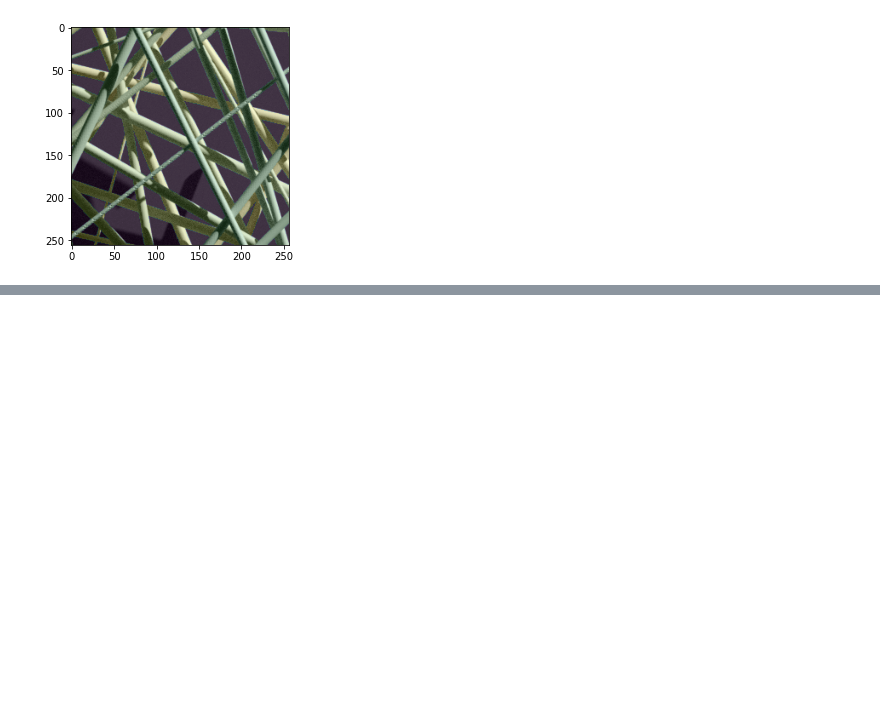
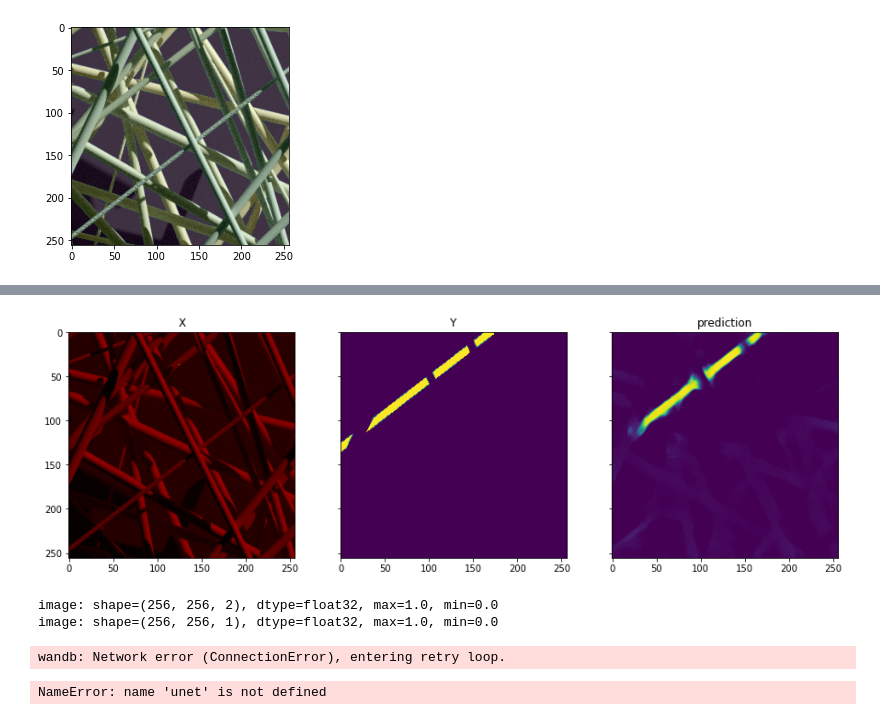
Before and after one commit to yaelsuarez/diameterY, a Jupyter notebook: segmentation/segmentation.ipynb, the cells around one changed output, grey strips where cells are left out. Drawn from its saved outputs; the diff is of its cells as text; code cells hidden in the pictures; blank space fills up the shorter version.

```diff
--- a/segmentation/segmentation.ipynb
+++ b/segmentation/segmentation.ipynb
@@ -157,12 +174,12 @@ def get_unet(input_size, num_classes=1):
     pool3 = layers.MaxPooling2D(pool_size=(2, 2))(conv3)
     conv4 = layers.Conv2D(initial_features*2**3, 3, activation = 'relu', padding = 'same', kernel_initializer = 'glorot_uniform')(pool3)
     conv4 = layers.Conv2D(initial_features*2**3, 3, activation = 'relu', padding = 'same', kernel_initializer = 'glorot_uniform')(conv4)
-    drop4 = layers.Dropout(0.5)(conv4)
+    drop4 = layers.Dropout(c.dropout)(conv4)
     pool4 = layers.MaxPooling2D(pool_size=(2, 2))(drop4)
 
     conv5 = layers.Conv2D(initial_features*2**4, 3, activation = 'relu', padding = 'same', kernel_initializer = 'glorot_uniform')(pool4)
     conv5 = layers.Conv2D(initial_features*2**4, 3, activation = 'relu', padding = 'same', kernel_initializer = 'glorot_uniform')(conv5)
-    drop5 = layers.Dropout(0.5)(conv5)
+    drop5 = layers.Dropout(c.dropout)(conv5)
 
     up6 = layers.Conv2D(initial_features*2**3, 2, activation = 'relu', padding = 'same', kernel_initializer = 'glorot_uniform')(layers.UpSampling2D(size = (2,2))(drop5))
     merge6 = tf.concat([drop4,up6], axis = 3)
@@ -200,2 +224,0 @@ unet.compile(optimizer=adam, loss='binary_crossentropy', metrics=[iou_metric])
-# %%
-unet.fit(train_dataset, validation_data=val_dataset)
@@ -208,0 +225,20 @@ tf.config.list_physical_devices()
+# %%
+checkpoint = tf.keras.callbacks.ModelCheckpoint(
+    'unet-v1_checkpoint',
+    monitor='val_loss',
+    verbose=0,
+    save_best_only=True,
+    save_weights_only=False,
+    mode='auto',
+    save_freq='epoch',
+    options=None,
+    initial_value_threshold=None
+)
+
+unet.fit(
+    train_dataset,
+    validation_data=val_dataset,
+    epochs=c.epochs,
+    callbacks=[checkpoint, wandb.keras.WandbCallback()],
+    verbose=1)
+unet.save('unet_v1')
@@ -208,0 +255,25 @@ tf.config.list_physical_devices()
+# %%
+# preview examples
+
+pred = unet(np.array([x]))[0]
+
+preview = np.concatenate([x, np.zeros_like(x[:,:,0:1])], axis=-1) # add one channel to see it as an rgb in plt only
+fig, (axX, axY, axYhat) = plt.subplots(1, 3, sharey=True, figsize=(15,5))
+axX.imshow(preview)
+axX.set_title('X')
+axY.imshow(y)
+axY.set_title('Y')
+axYhat.imshow(pred)
+axYhat.set_title('prediction')
+plt.show()
+print(f'image: shape={x.shape}, dtype={x.dtype}, max={np.max(x)}, min={np.min(x)}')
+print(f'image: shape={y.shape}, dtype={y.dtype}, max={np.max(y)}, min={np.min(y)}')
+# %% [output]
+[figure, added]
+image: shape=(256, 256, 2), dtype=float32, max=1.0, min=0.0
+image: shape=(256, 256, 1), dtype=float32, max=1.0, min=0.0
+wandb: Network error (ConnectionError), entering retry loop.
+# %%
+unet.save('unet_v1')
+# %% [output]
+NameError: name 'unet' is not defined
```
Also changed, not shown: parts of 10 cells of this notebook.
